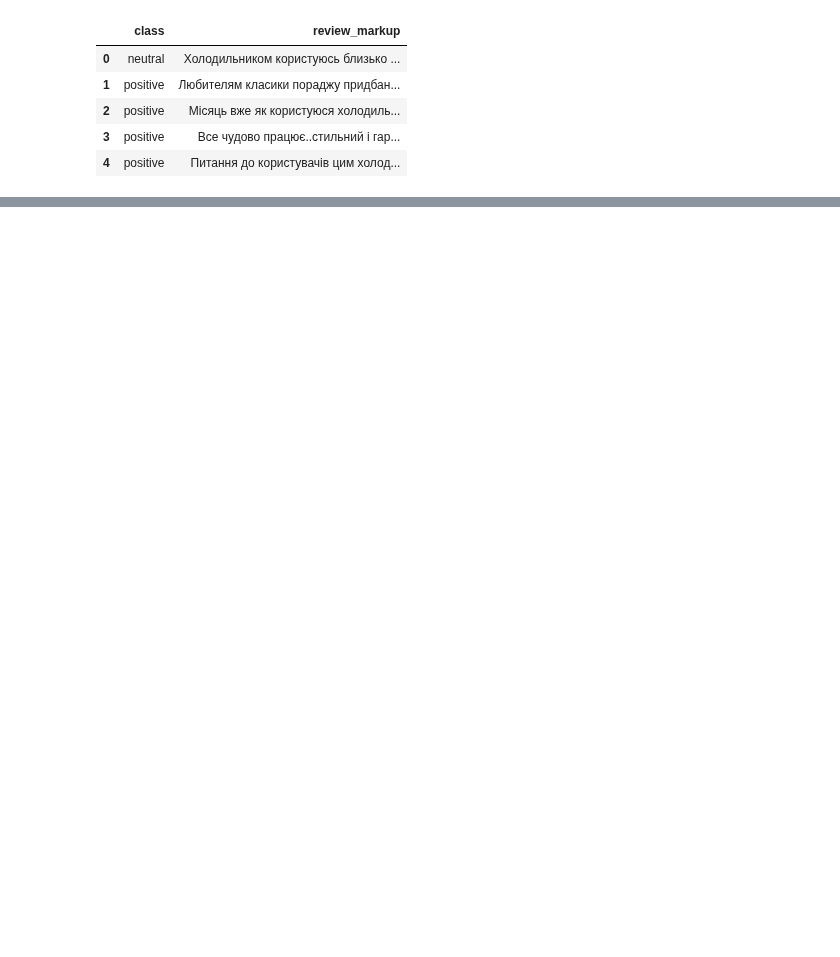
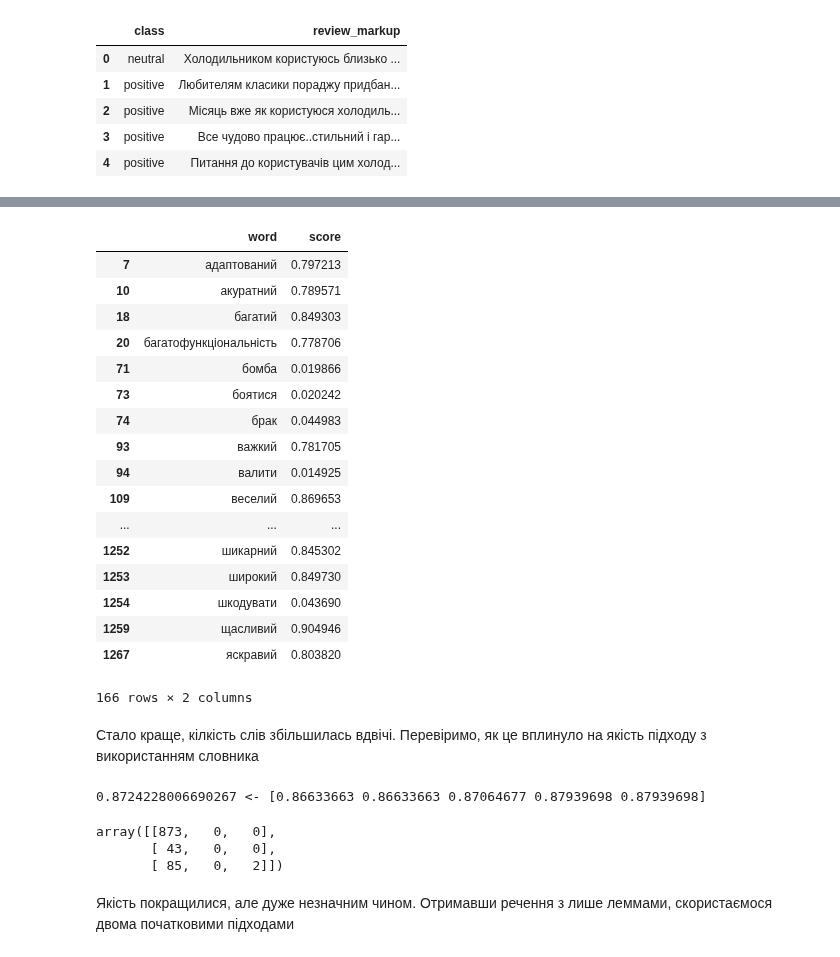
Before and after one commit to sudodoki/prj-nlp, a Jupyter notebook: students/sudodoki/05-bag-of-words/01-rozetka-sentiment/02_classification.ipynb, the cells around one changed output, grey strips where cells are left out. Saved outputs shown, nothing was run; the diff lists cells and outputs as text; code cells hidden in the pictures; blank space fills up the shorter version.

```diff
--- a/students/sudodoki/05-bag-of-words/01-rozetka-sentiment/02_classification.ipynb
+++ b/students/sudodoki/05-bag-of-words/01-rozetka-sentiment/02_classification.ipynb
@@ -87,0 +144,37 @@ TODO:
+# %%
+import pymorphy2
+morph = pymorphy2.MorphAnalyzer(lang='uk')
+# %%
+def words2lemmas (str):
+    words = re.split("\s", str)
+    res = []
+    for word in words:
+        tag = morph.parse(word)
+        res.append(tag[0].normal_form)
+    return " ".join(res)
+# %%
+X_lemmas = X_train.apply(words2lemmas)
+vocab = sktext.CountVectorizer(preprocessor=preprocess, analyzer='word', vocabulary=uk_vocab['word'].ravel())
+senti_words = vocab.transform(X_lemmas)
+uk_vocab[(senti_words.sum(axis=0) > 0).T]
+# %% [output]
+|  | word | score |
+| 7 | адаптований | 0.797213 |
+| 10 | акуратний | 0.789571 |
+| 18 | багатий | 0.849303 |
+| 20 | багатофункціональність | 0.778706 |
+| 71 | бомба | 0.019866 |
+| 73 | боятися | 0.020242 |
+| 74 | брак | 0.044983 |
+| 93 | важкий | 0.781705 |
+| 94 | валити | 0.014925 |
+| 109 | веселий | 0.869653 |
+| ... | ... | ... |
+| 1252 | шикарний | 0.845302 |
+| 1253 | широкий | 0.849730 |
+| 1254 | шкодувати | 0.043690 |
+| 1259 | щасливий | 0.904946 |
+| 1267 | яскравий | 0.803820 |
+166 rows × 2 columns
+# %% [markdown]
+Стало краще, кілкість слів збільшилась вдвічі. Перевіримо, як це вплинуло на якість підходу з використанням словника
@@ -87,0 +188,10 @@ TODO:
+# %%
+label  = "LogReg w/ CountVectorizer on words' lemmas based on sentiment vocab"
+cross_validate(label, text_pipe_logit, X_lemmas, y_train)
+# %% [output]
+0.8724228006690267 <- [0.86633663 0.86633663 0.87064677 0.87939698 0.87939698]
+array([[873,   0,   0],
+       [ 43,   0,   0],
+       [ 85,   0,   2]])
+# %% [markdown]
+Якість покращилися, але дуже незначним чином. Отримавши речення з лише леммами, скористаємося двома початковими підходами
```
Also changed, not shown: parts of 32 cells of this notebook.
